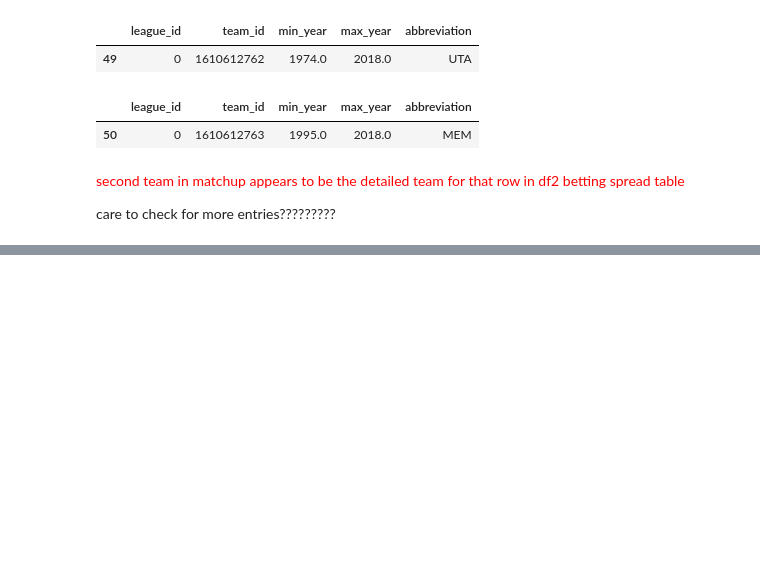
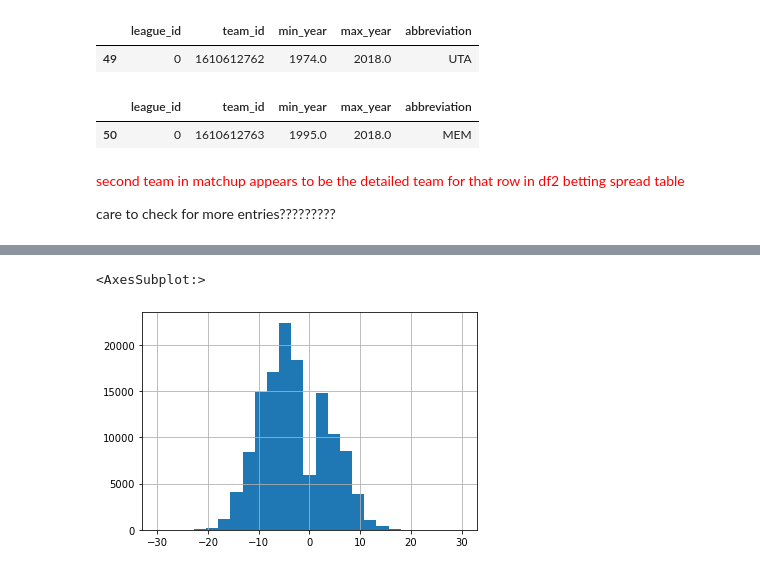
Before and after one commit to pauljacob/capstoneNBA, a Jupyter notebook: Untitled Folder/capstone2_spreadv2.ipynb, the cells around one changed output, grey strips where cells are left out. Cells and saved outputs as stored; diff of their text form; code cells hidden in the pictures; blank space fills up the shorter version.

```diff
--- a/Untitled Folder/capstone2_spreadv2.ipynb
+++ b/Untitled Folder/capstone2_spreadv2.ipynb
@@ -173,0 +201,5 @@ care to check for more entries?????????<font>
+# %%
+df['spread2'].hist(bins=25, range=[lower, upper])
+# %% [output]
+<AxesSubplot:>
+[figure, added]
```
Also changed, not shown: parts of 31 cells of this notebook.
